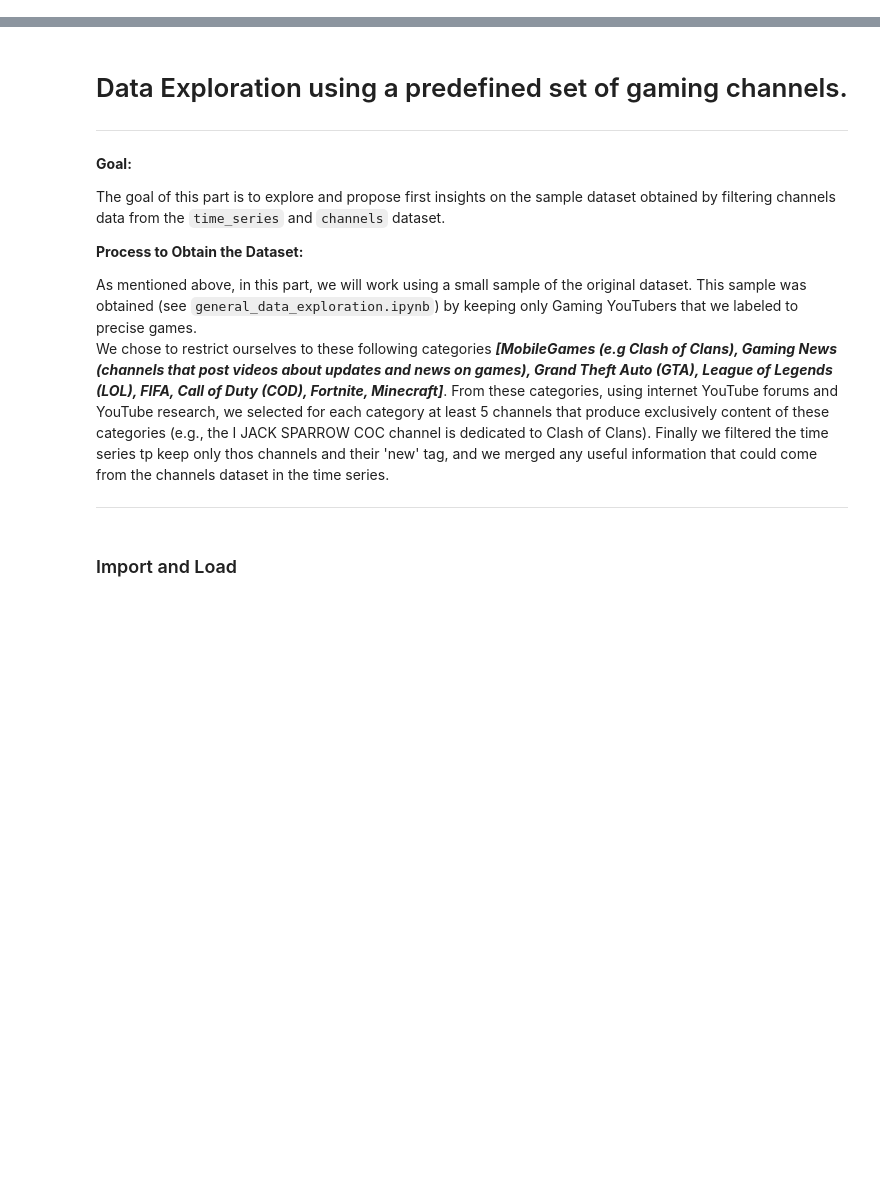
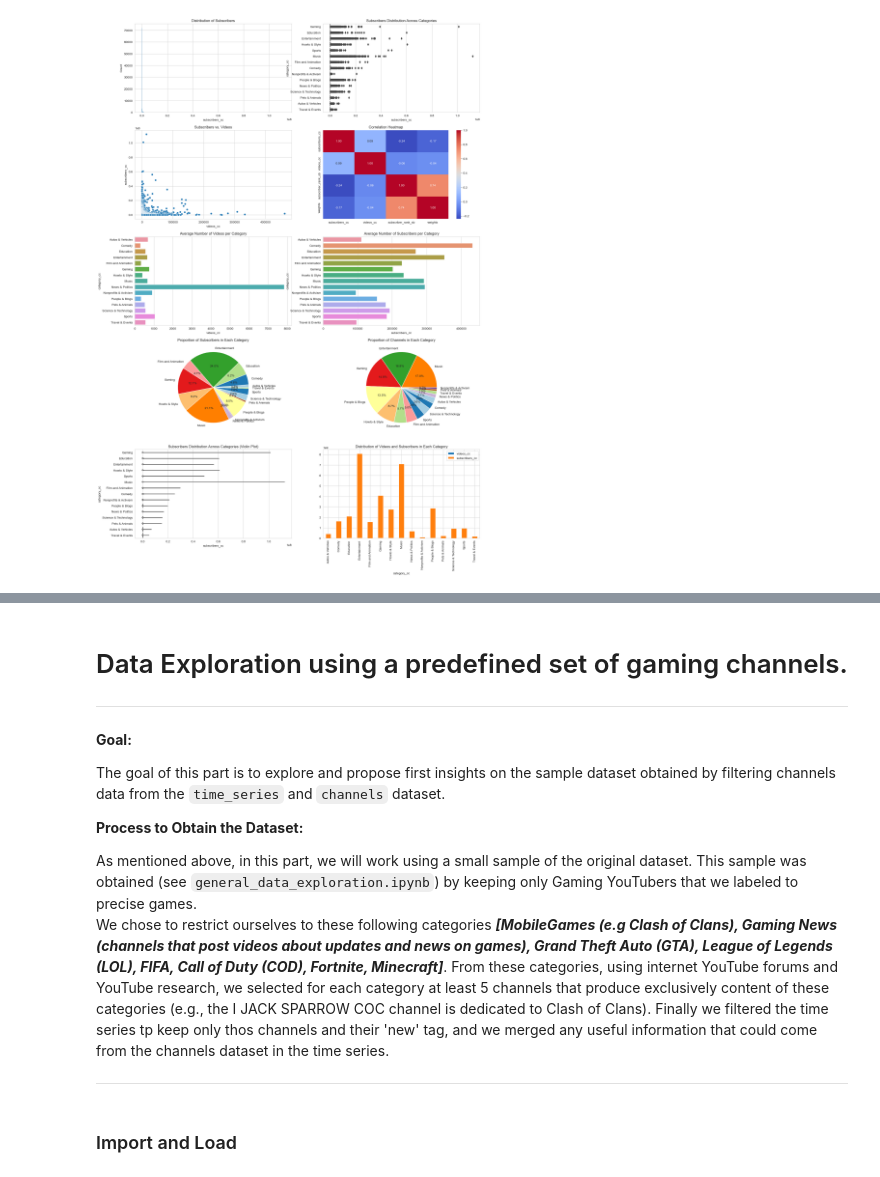
Before and after one commit to epfl-ada/ada-2023-project-analyticavengers2023, a Jupyter notebook: milestone_P2.ipynb, the cells around one changed output, grey strips where cells are left out. Drawn from its saved outputs; the diff is of its cells as text; code cells hidden in the pictures; blank space fills up the shorter version.

```diff
--- a/marco_paul4.ipynb
+++ b/milestone_P2.ipynb
@@ -0,0 +7,5 @@
+# %%
+data_path = "D:\Datasets\YouNiverse"
+# %%
+df_channels = pd.read_csv(data_path + "\df_channels_en.tsv.gz", sep="\t")
+df_timeseries = pd.read_csv(data_path + "\df_timeseries_en.tsv.gz", sep="\t")
@@ -0,0 +89,79 @@
+# %%
+import matplotlib.pyplot as plt
+import seaborn as sns
+
+# Set the aesthetic style of the plots
+sns.set_style("whitegrid")
+
+# Define the figure for the subplot
+fig, axes = plt.subplots(nrows=5, ncols=2, figsize=(20, 30))
+
+# Histogram of subscribers
+sns.histplot(df_channels['subscribers_cc'], bins=3000, kde=False, ax=axes[0, 0])
+axes[0, 0].set_title('Distribution of Subscribers')
+
+# Boxplot of subscribers across different categories
+sns.boxplot(x='subscribers_cc', y='category_cc', data=df_channels, ax=axes[0, 1])
+axes[0, 1].set_title('Subscribers Distribution Across Categories')
+
+# Scatter plot of subscribers vs. videos
+sns.scatterplot(x='videos_cc', y='subscribers_cc', data=df_channels, ax=axes[1, 0])
+axes[1, 0].set_title('Subscribers vs. Videos')
+
+# Correlation heatmap
+corr = df_channels.corr()
+sns.heatmap(corr, annot=True, fmt=".2f", cmap='coolwarm', ax=axes[1, 1])
+axes[1, 1].set_title('Correlation Heatmap')
+
+# Pairplot for numerical features (sampled due to large size)
+sns.pairplot(df_channels.sample(min(500, len(df_channels)), random_state=42), diag_kind='kde')
+
+# Average number of videos and subscribers in each category
+category_stats = df_channels.groupby('category_cc').agg({'videos_cc':'mean', 'subscribers_cc':'mean'}).reset_index()
+sns.barplot(x='videos_cc', y='category_cc', data=category_stats, ax=axes[2, 0])
+axes[2, 0].set_title('Average Number of Videos per Category')
+
+sns.barplot(x='subscribers_cc', y='category_cc', data=category_stats, ax=axes[2, 1])
+axes[2, 1].set_title('Average Number of Subscribers per Category')
+
+
+
+# The following codes ensure that the same color is used for the same category across all plots
+# Filter out NaN values and ensure that all entries are strings
+filtered_categories = df_channels['category_cc'].dropna().astype(str)
+
+# Create a sorted list of unique categories
+unique_categories = sorted(filtered_categories.unique())
+
+# Create a color palette with a distinct color for each category
+colors = sns.color_palette('Paired', len(unique_categories))
+
+# Create a color map (dictionary) for each category
+color_map = {category: color for category, color in zip(unique_categories, colors)}
+
+
+
+# Pie chart for proportion of subscribers in each category
+category_subscribers = df_channels.groupby('category_cc')['subscribers_cc'].sum()
+axes[3, 0].pie(category_subscribers, labels=category_subscribers.index, autopct='%1.1f%%', colors=[color_map[cat] for cat in category_subscribers.index])
+axes[3, 0].set_title('Proportion of Subscribers in Each Category')
+
+# Pie chart for proportion of channels in each category
+category_counts = df_channels['category_cc'].value_counts()
+axes[3, 1].pie(category_counts, labels=category_counts.index, autopct='%1.1f%%', colors=[color_map[cat] for cat in category_counts.index])
+axes[3, 1].set_title('Proportion of Channels in Each Category')
+
+# Violin plot for subscribers across different categories
+sns.violinplot(x='subscribers_cc', y='category_cc', data=df_channels, ax=axes[4, 0])
+axes[4, 0].set_title('Subscribers Distribution Across Categories (Violin Plot)')
+
+# Stacked bar chart for distribution of videos and subscribers in each category
+category_grouped = df_channels.groupby('category_cc').agg({'videos_cc':'sum', 'subscribers_cc':'sum'})
+category_grouped.plot(kind='bar', stacked=True, ax=axes[4, 1])
+axes[4, 1].set_title('Distribution of Videos and Subscribers in Each Category')
+
+# Adjust the layout and show the plot
+plt.tight_layout()
+plt.show()
+# %% [output]
+[figure, added]
```
Also changed, not shown: parts of 91 cells of this notebook, 3 other files.
